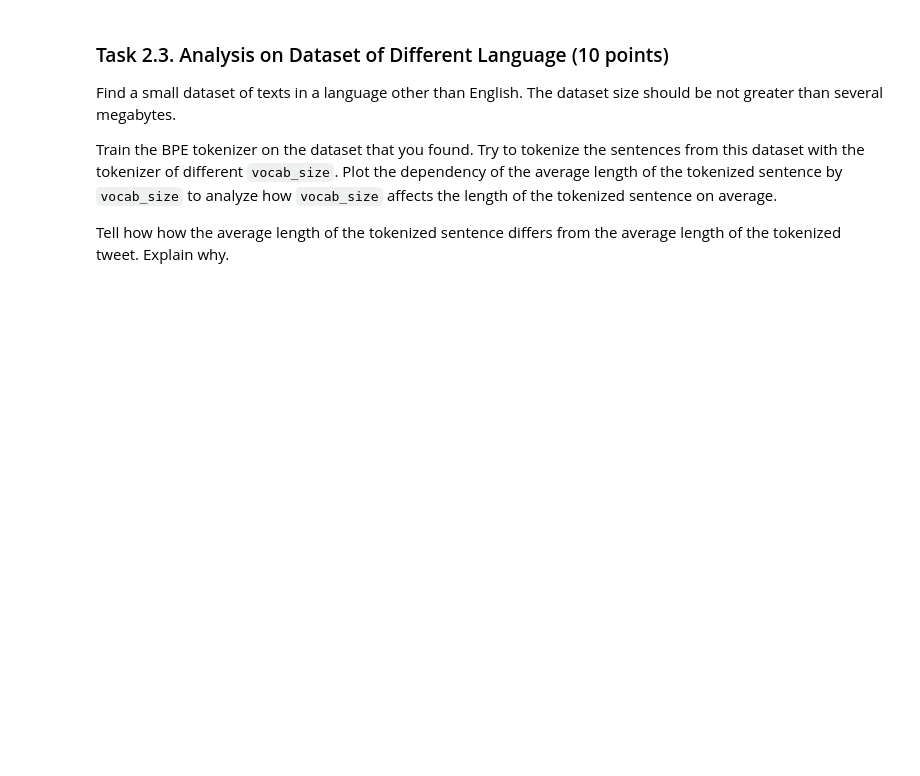
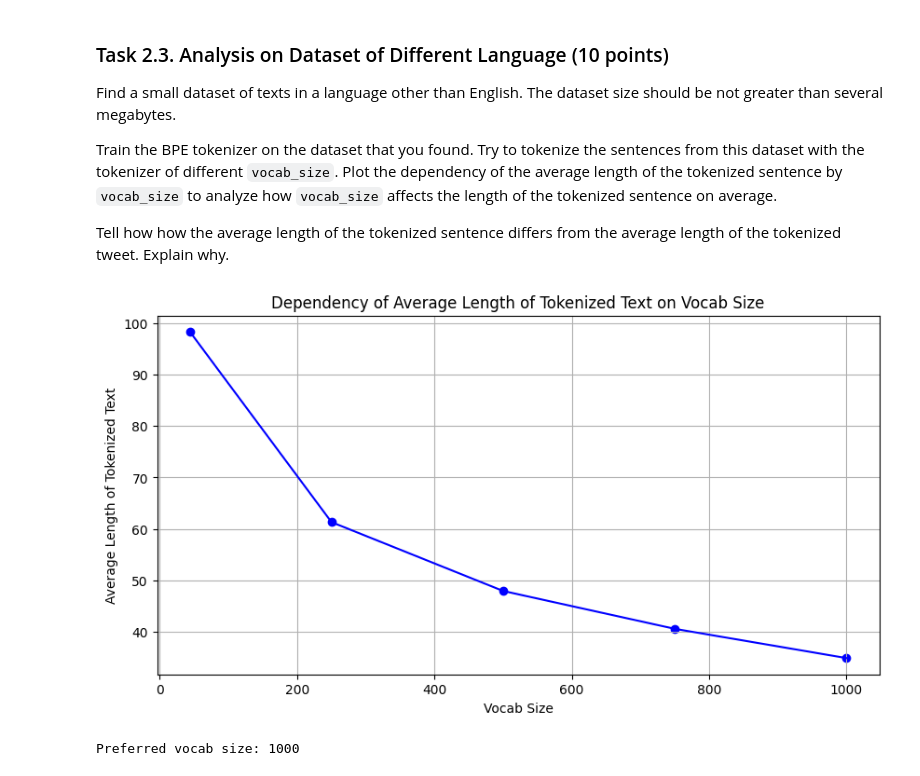
Before and after one commit to sch-irnia73/NLP_Assignments, a Jupyter notebook: Assignment1.ipynb, the cells around one changed output. Saved outputs shown, nothing was run; the diff lists cells and outputs as text; code cells hidden in the pictures; blank space fills up the shorter version.

```diff
--- a/Assignment1.ipynb
+++ b/Assignment1.ipynb
@@ -264,0 +298,38 @@ Tell how how the average length of the tokenized sentence differs from the avera
+# %%
+# Your code here
+import matplotlib.pyplot as plt
+
+# List of vocanulary sizes for the experiment
+vocab_sizes = [1000,  750,  500,  250,  len(tweets)]
+# print(list(tweets[0]))
+# Dictionary for storing average lengths of tokenized tweets
+avg_lengths = {}
+
+for vocab_size in vocab_sizes:
+    tokenizer = BPETokenizer(vocab_size)
+    tokenizer.train(tweets)
+
+    tokenized_tweets = [tokenizer.tokenize(tweet) for tweet in tweets]
+    # print(vocab_size, tokenized_tweets)
+    lengths = [len(tokens) for tokens in tokenized_tweets]
+    avg_length = sum(lengths) / len(lengths)
+
+    avg_lengths[vocab_size] = avg_length
+
+# Plotting graph
+plt.figure(figsize=(10,  5))
+plt.grid(zorder=0)
+plt.scatter(list(avg_lengths.keys()), list(avg_lengths.values()), color='blue')
+plt.plot(list(avg_lengths.keys()), list(avg_lengths.values()), color='blue', zorder=3)
+plt.xlabel('Vocab Size')
+plt.ylabel('Average Length of Tokenized Text')
+plt.title('Dependency of Average Length of Tokenized Text on Vocab Size')
+plt.show()
+
+
+# Preffered vocab size
+preferred_vocab_size = min(avg_lengths, key=avg_lengths.get)
+print(f"Preferred vocab size: {preferred_vocab_size}")
+# %% [output]
+[figure, added]
+Preferred vocab size: 1000
```
Also changed, not shown: parts of 6 cells of this notebook.
